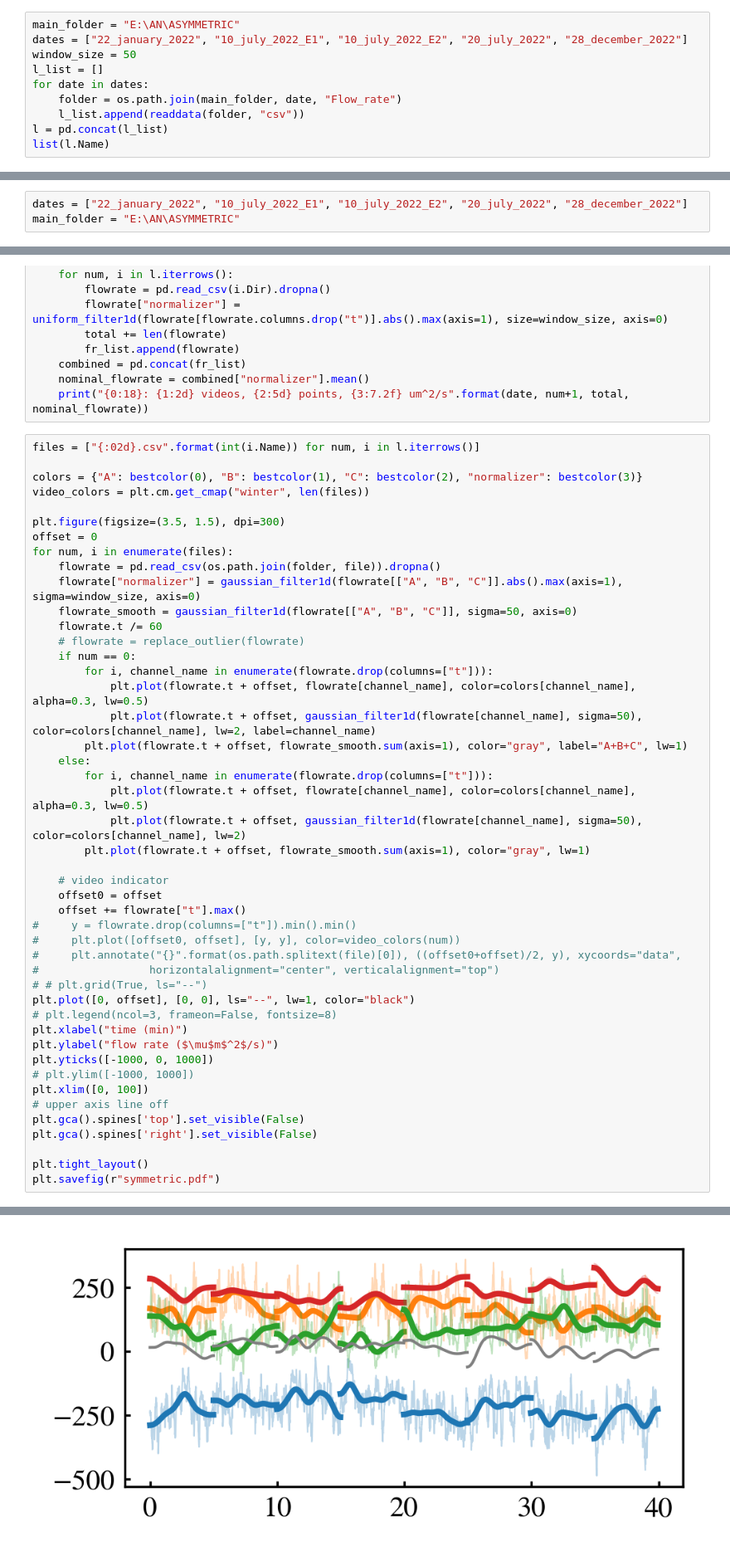
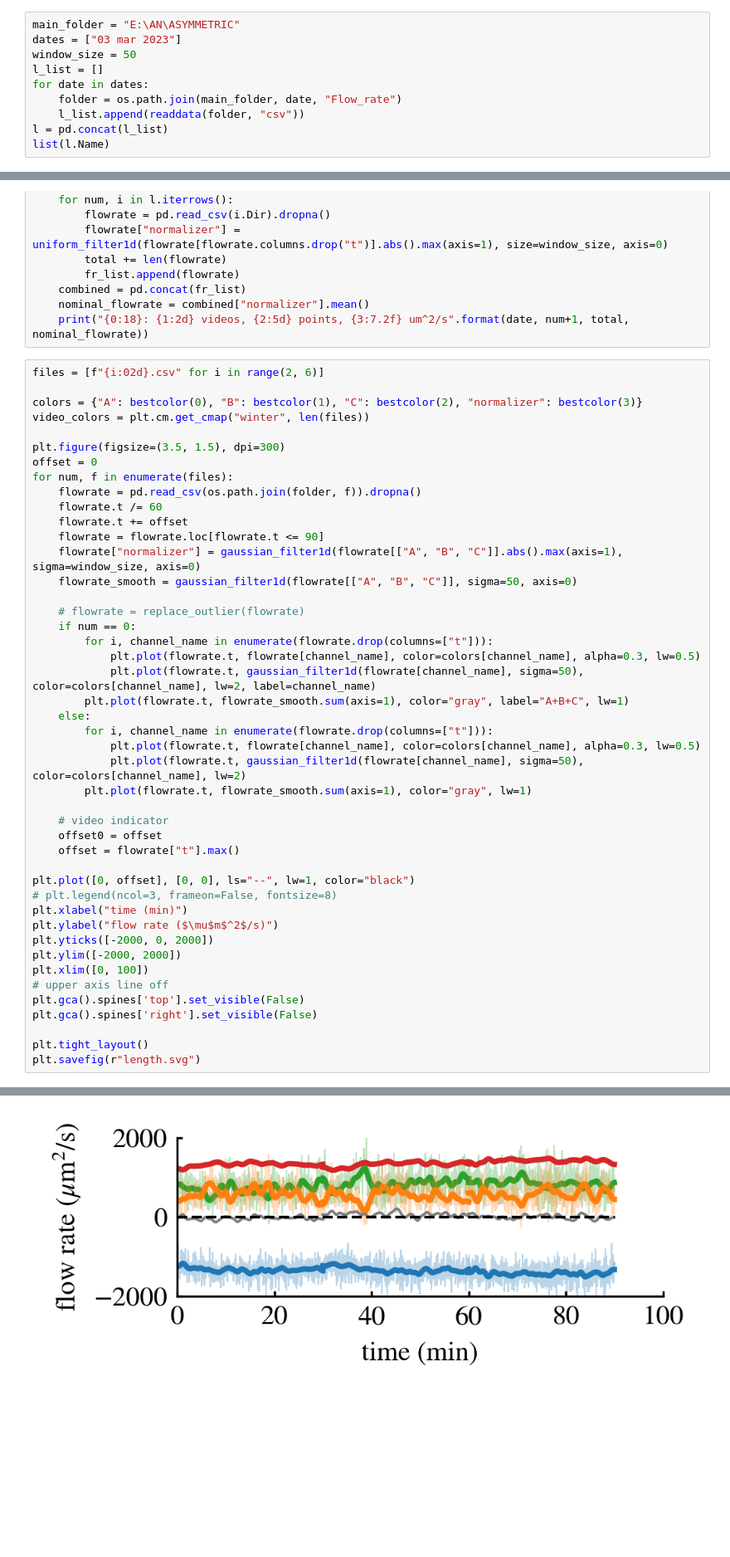
Before and after one commit to ZLoverty/AN, a Jupyter notebook: Code/Figures.ipynb, the cells around one changed output, grey strips where cells are left out. Shown at 83% size. Drawn from its saved outputs; the diff is of its cells as text; blank space fills up the shorter version.

Commit message:
update manuscript and figures

```diff
--- a/Code/Figures.ipynb
+++ b/Code/Figures.ipynb
@@ -194,6 +209,6 @@ fig.savefig("theo_prob_01.pdf")
 # %%
 main_folder = "E:\AN\ASYMMETRIC"
-dates = ["22_january_2022", "10_july_2022_E1", "10_july_2022_E2", "20_july_2022", "28_december_2022"]
+dates = ["03 mar 2023"]
 window_size = 50
 l_list = []
 for date in dates:
@@ -222,3 +220,0 @@ list(l.Name)
-# %%
-dates = ["22_january_2022", "10_july_2022_E1", "10_july_2022_E2", "20_july_2022", "28_december_2022"]
-main_folder = "E:\AN\ASYMMETRIC"
@@ -241,49 +235,48 @@ for date in dates:
     nominal_flowrate = combined["normalizer"].mean()
     print("{0:18}: {1:2d} videos, {2:5d} points, {3:7.2f} um^2/s".format(date, num+1, total, nominal_flowrate))
 # %%
-files = ["{:02d}.csv".format(int(i.Name)) for num, i in l.iterrows()]
+files = [f"{i:02d}.csv" for i in range(2, 6)]
 
 colors = {"A": bestcolor(0), "B": bestcolor(1), "C": bestcolor(2), "normalizer": bestcolor(3)}
 video_colors = plt.cm.get_cmap("winter", len(files))
 
 plt.figure(figsize=(3.5, 1.5), dpi=300)
 offset = 0
-for num, i in enumerate(files):
-    flowrate = pd.read_csv(os.path.join(folder, file)).dropna()
+for num, f in enumerate(files):
+    flowrate = pd.read_csv(os.path.join(folder, f)).dropna()
+    flowrate.t /= 60
+    flowrate.t += offset
+    flowrate = flowrate.loc[flowrate.t <= 90]
     flowrate["normalizer"] = gaussian_filter1d(flowrate[["A", "B", "C"]].abs().max(axis=1), sigma=window_size, axis=0)
     flowrate_smooth = gaussian_filter1d(flowrate[["A", "B", "C"]], sigma=50, axis=0)
-    flowrate.t /= 60
+
     # flowrate = replace_outlier(flowrate)
     if num == 0:
         for i, channel_name in enumerate(flowrate.drop(columns=["t"])):
-            plt.plot(flowrate.t + offset, flowrate[channel_name], color=colors[channel_name], alpha=0.3, lw=0.5)
-            plt.plot(flowrate.t + offset, gaussian_filter1d(flowrate[channel_name], sigma=50), color=colors[channel_name], lw=2, label=channel_name)
-        plt.plot(flowrate.t + offset, flowrate_smooth.sum(axis=1), color="gray", label="A+B+C", lw=1)
+            plt.plot(flowrate.t, flowrate[channel_name], color=colors[channel_name], alpha=0.3, lw=0.5)
+            plt.plot(flowrate.t, gaussian_filter1d(flowrate[channel_name], sigma=50), color=colors[channel_name], lw=2, label=channel_name)
+        plt.plot(flowrate.t, flowrate_smooth.sum(axis=1), color="gray", label="A+B+C", lw=1)
     else:
         for i, channel_name in enumerate(flowrate.drop(columns=["t"])):
-            plt.plot(flowrate.t + offset, flowrate[channel_name], color=colors[channel_name], alpha=0.3, lw=0.5)
-            plt.plot(flowrate.t + offset, gaussian_filter1d(flowrate[channel_name], sigma=50), color=colors[channel_name], lw=2)
-        plt.plot(flowrate.t + offset, flowrate_smooth.sum(axis=1), color="gray", lw=1)
+            plt.plot(flowrate.t, flowrate[channel_name], color=colors[channel_name], alpha=0.3, lw=0.5)
+            plt.plot(flowrate.t, gaussian_filter1d(flowrate[channel_name], sigma=50), color=colors[channel_name], lw=2)
+        plt.plot(flowrate.t, flowrate_smooth.sum(axis=1), color="gray", lw=1)
 
     # video indicator
     offset0 = offset
-    offset += flowrate["t"].max()
-#     y = flowrate.drop(columns=["t"]).min().min()
-#     plt.plot([offset0, offset], [y, y], color=video_colors(num))
-#     plt.annotate("{}".format(os.path.splitext(file)[0]), ((offset0+offset)/2, y), xycoords="data",
-#                 horizontalalignment="center", verticalalignment="top")
-# # plt.grid(True, ls="--")
+    offset = flowrate["t"].max()
+
 plt.plot([0, offset], [0, 0], ls="--", lw=1, color="black")
 # plt.legend(ncol=3, frameon=False, fontsize=8)
 plt.xlabel("time (min)")
 plt.ylabel("flow rate ($\mu$m$^2$/s)")
-plt.yticks([-1000, 0, 1000])
-# plt.ylim([-1000, 1000])
+plt.yticks([-2000, 0, 2000])
+plt.ylim([-2000, 2000])
 plt.xlim([0, 100])
 # upper axis line off
 plt.gca().spines['top'].set_visible(False)
 plt.gca().spines['right'].set_visible(False)
 
 plt.tight_layout()
-plt.savefig(r"symmetric.pdf")
+plt.savefig(r"length.svg")
 # %% [output]
@@ -291 +283 @@ FileNotFoundError: [Errno 2] No such file or directory: 'E:\\AN\\ASYMMETRIC\\28_
-[figure, old version]
+[figure, new version]
```
Also changed, not shown: parts of 24 cells of this notebook, 7 other files.
